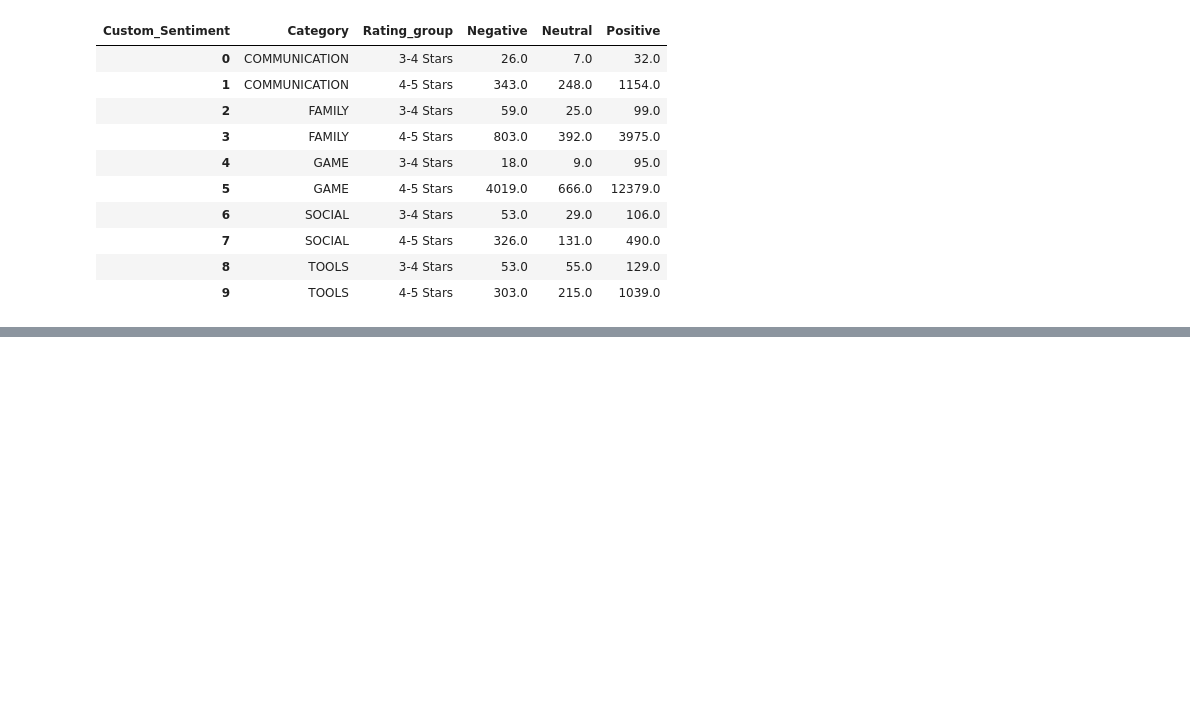
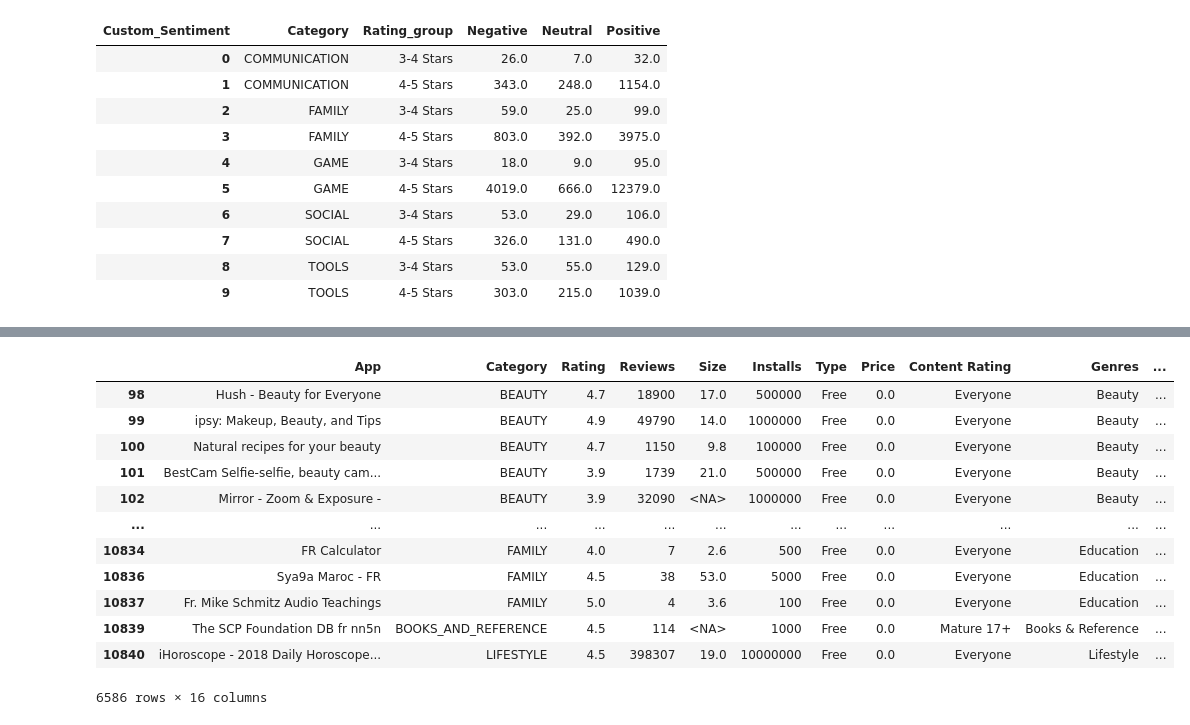
Before and after one commit to TanishqT7/Google-Play-Store-Data-Analytics, a Jupyter notebook: Internship/Internship.ipynb, the cells around one changed output, grey strips where cells are left out. Cells and saved outputs as stored; diff of their text form; code cells hidden in the pictures; blank space fills up the shorter version.

```diff
--- a/Internship/Internship.ipynb
+++ b/Internship/Internship.ipynb
@@ -480,0 +628,3 @@ pio.show(fig2)
+# %%
+cats_df = apps_df2.groupby('Category')['Reviews'].sum()
+cats_df
@@ -480,0 +649,24 @@ pio.show(fig2)
+# %%
+# filtering apps based on the top 5 categories
+# and excluding categories starting with A, C, G, S
+top_categories = cats_df.index.tolist()
+
+filtered_cats3 = [cat for cat in top_categories if not cat.startswith(('A', 'C', 'G', 'S'))]
+filtered_df3 = apps_df2[apps_df2['Category'].isin(filtered_cats3)]
+filtered_df3
+
+# This removes categories starting with A, C, G, S from the top 5 categories. The output results in a DataFrame with apps from the 2 categories remaining.
+# %% [output]
+|  | App | Category | Rating | Reviews | Size | Installs | Type | Price | Content Rating | Genres | ... |
+| 98 | Hush - Beauty for Everyone | BEAUTY | 4.7 | 18900 | 17.0 | 500000 | Free | 0.0 | Everyone | Beauty | ... |
+| 99 | ipsy: Makeup, Beauty, and Tips | BEAUTY | 4.9 | 49790 | 14.0 | 1000000 | Free | 0.0 | Everyone | Beauty | ... |
+| 100 | Natural recipes for your beauty | BEAUTY | 4.7 | 1150 | 9.8 | 100000 | Free | 0.0 | Everyone | Beauty | ... |
+| 101 | BestCam Selfie-selfie, beauty cam... | BEAUTY | 3.9 | 1739 | 21.0 | 500000 | Free | 0.0 | Everyone | Beauty | ... |
+| 102 | Mirror - Zoom & Exposure - | BEAUTY | 3.9 | 32090 | <NA> | 1000000 | Free | 0.0 | Everyone | Beauty | ... |
+| ... | ... | ... | ... | ... | ... | ... | ... | ... | ... | ... | ... |
+| 10834 | FR Calculator | FAMILY | 4.0 | 7 | 2.6 | 500 | Free | 0.0 | Everyone | Education | ... |
+| 10836 | Sya9a Maroc - FR | FAMILY | 4.5 | 38 | 53.0 | 5000 | Free | 0.0 | Everyone | Education | ... |
+| 10837 | Fr. Mike Schmitz Audio Teachings | FAMILY | 5.0 | 4 | 3.6 | 100 | Free | 0.0 | Everyone | Education | ... |
+| 10839 | The SCP Foundation DB fr nn5n | BOOKS_AND_REFERENCE | 4.5 | 114 | <NA> | 1000 | Free | 0.0 | Mature 17+ | Books & Reference | ... |
+| 10840 | iHoroscope - 2018 Daily Horoscope... | LIFESTYLE | 4.5 | 398307 | 19.0 | 10000000 | Free | 0.0 | Everyone | Lifestyle | ... |
+6586 rows × 16 columns
```
Also changed, not shown: parts of 28 cells of this notebook.
